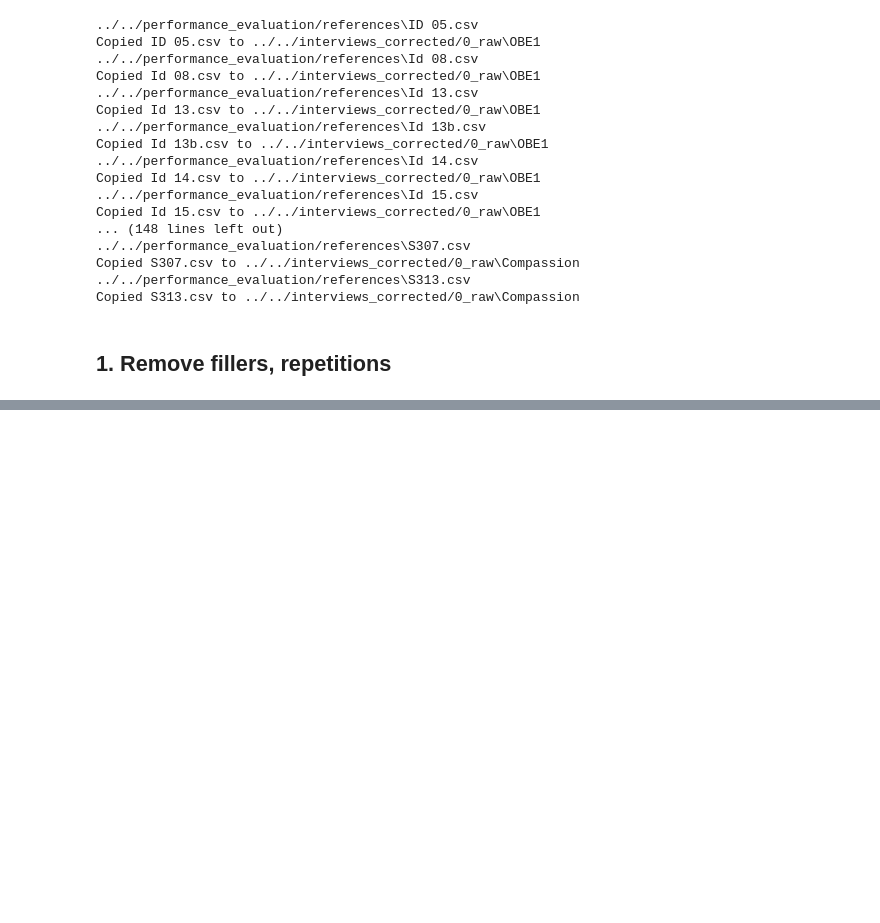
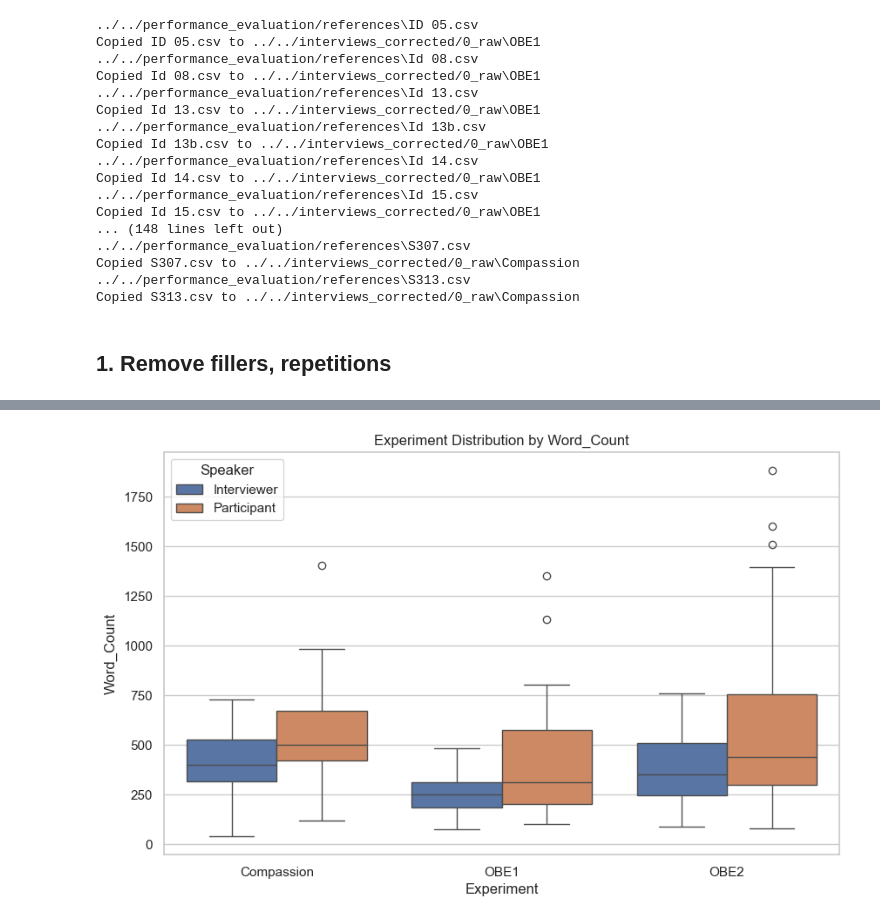
Before and after one commit to AfroDeivid/automatic-interviews-processing, a Jupyter notebook: src/analysis/analysis.ipynb, the cells around one changed output, grey strips where cells are left out. Saved outputs shown, nothing was run; the diff lists cells and outputs as text; code cells hidden in the pictures; blank space fills up the shorter version.

```diff
--- a/src/analysis/analysis.ipynb
+++ b/src/analysis/analysis.ipynb
@@ -51,0 +98,4 @@ clean_files(source_directory, destination_directory, text_format=True)
+# %%
+box_plot(aggregate_counts(combined_df, ['Experiment', "Id", 'Speaker']), 'Experiment', 'Word_Count', 'Speaker')
+# %% [output]
+[figure, added]
```
Also changed, not shown: parts of 19 cells of this notebook, 5 other files.
